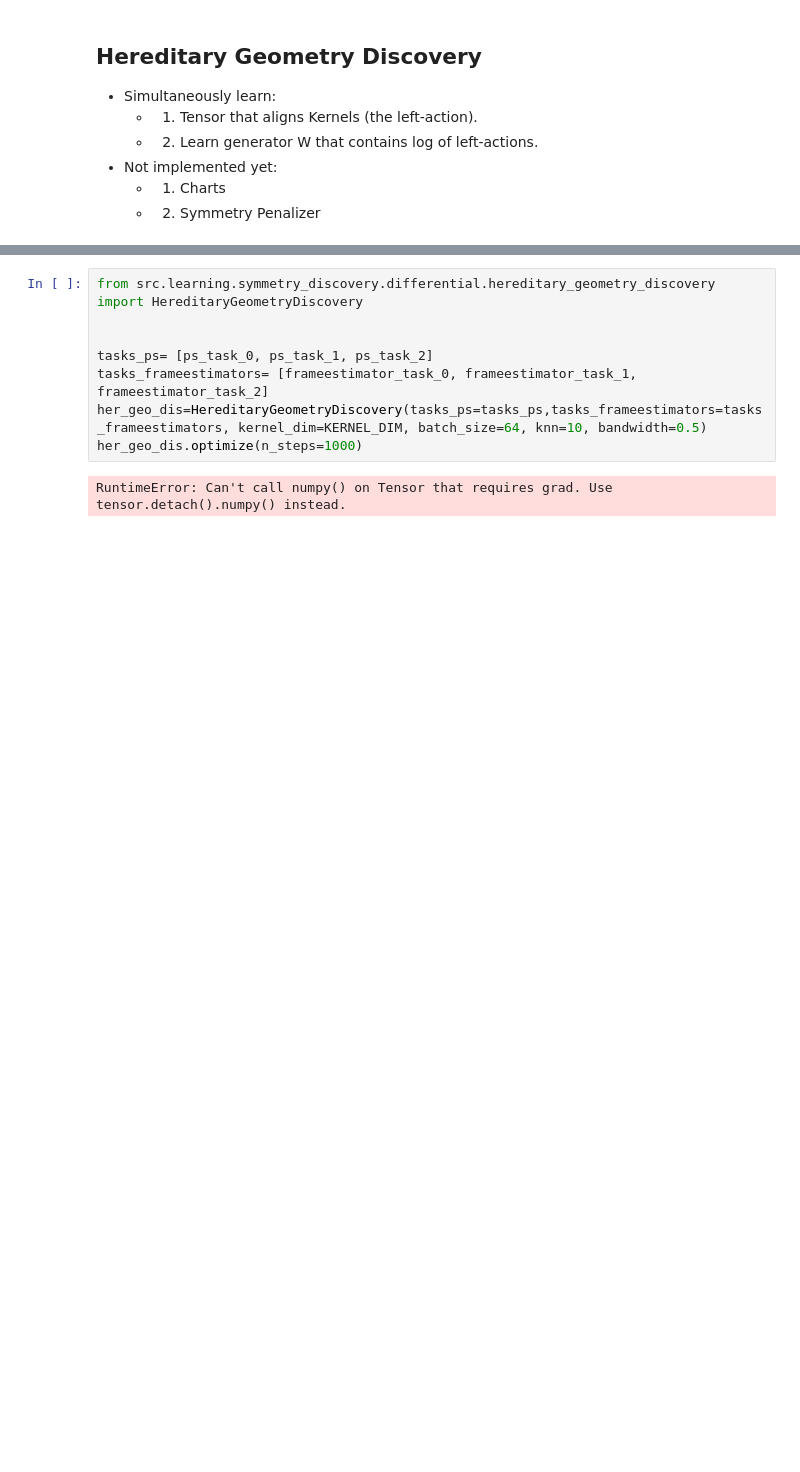
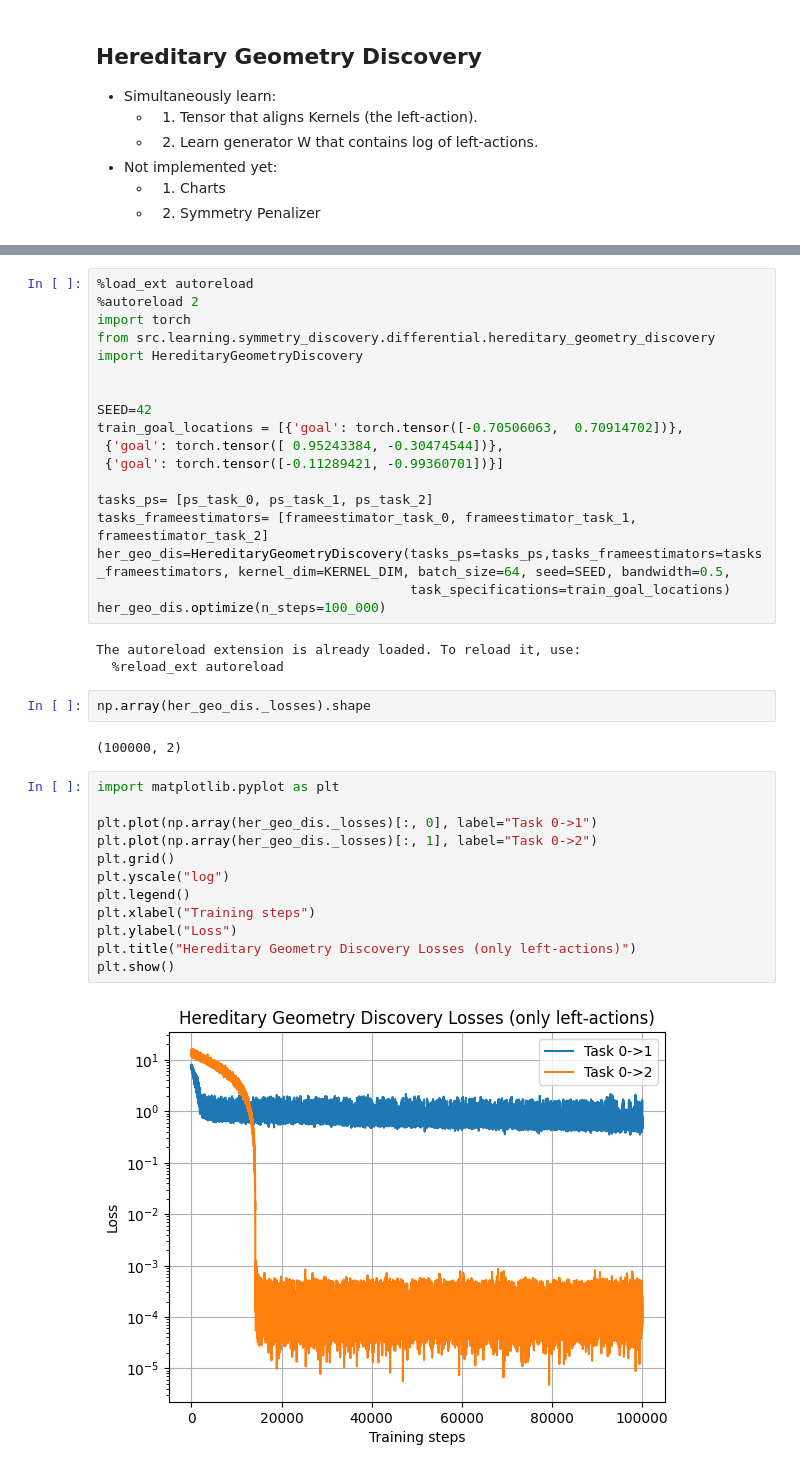
Before and after one commit to PaulNitschke/geo_meta_rl, a Jupyter notebook: step_2_hereditary_geometry_discovery.ipynb, the cells around one changed output, grey strips where cells are left out. Saved outputs shown, nothing was run; the diff lists cells and outputs as text; blank space fills up the shorter version.

Commit message:
implemented left-action inference via kernel matching with a global base task

```diff
--- a/step_2_hereditary_geometry_discovery.ipynb
+++ b/step_2_hereditary_geometry_discovery.ipynb
@@ -60,10 +60,38 @@ INFO:root:Setup kernel frame evaluation with k-NN index.
 # %%
+%load_ext autoreload
+%autoreload 2
+import torch
 from src.learning.symmetry_discovery.differential.hereditary_geometry_discovery import HereditaryGeometryDiscovery
 
 
+SEED=42
+train_goal_locations = [{'goal': torch.tensor([-0.70506063,  0.70914702])},
+ {'goal': torch.tensor([ 0.95243384, -0.30474544])},
+ {'goal': torch.tensor([-0.11289421, -0.99360701])}]
+
 tasks_ps= [ps_task_0, ps_task_1, ps_task_2]
 tasks_frameestimators= [frameestimator_task_0, frameestimator_task_1, frameestimator_task_2]
-her_geo_dis=HereditaryGeometryDiscovery(tasks_ps=tasks_ps,tasks_frameestimators=tasks_frameestimators, kernel_dim=KERNEL_DIM, batch_size=64, knn=10, bandwidth=0.5)
-her_geo_dis.optimize(n_steps=1000)
+her_geo_dis=HereditaryGeometryDiscovery(tasks_ps=tasks_ps,tasks_frameestimators=tasks_frameestimators, kernel_dim=KERNEL_DIM, batch_size=64, seed=SEED, bandwidth=0.5,
+                                        task_specifications=train_goal_locations)
+her_geo_dis.optimize(n_steps=100_000)
 # %% [output]
-RuntimeError: Can't call numpy() on Tensor that requires grad. Use tensor.detach().numpy() instead.
+The autoreload extension is already loaded. To reload it, use:
+  %reload_ext autoreload
+# %%
+np.array(her_geo_dis._losses).shape
+# %% [output]
+(100000, 2)
+# %%
+import matplotlib.pyplot as plt
+
+plt.plot(np.array(her_geo_dis._losses)[:, 0], label="Task 0->1")
+plt.plot(np.array(her_geo_dis._losses)[:, 1], label="Task 0->2")
+plt.grid()
+plt.yscale("log")
+plt.legend()
+plt.xlabel("Training steps")
+plt.ylabel("Loss")
+plt.title("Hereditary Geometry Discovery Losses (only left-actions)")
+plt.show()
+# %% [output]
+[figure, added]
```
Also changed, not shown: parts of 6 cells of this notebook, 15 other files.
